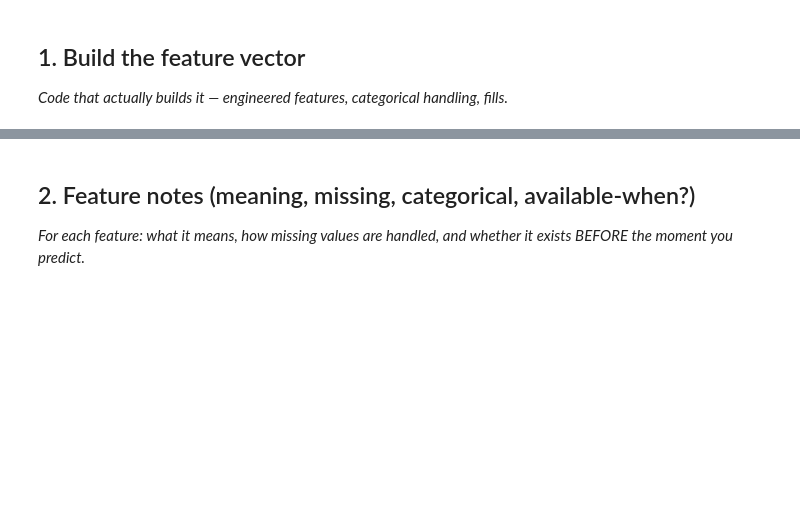
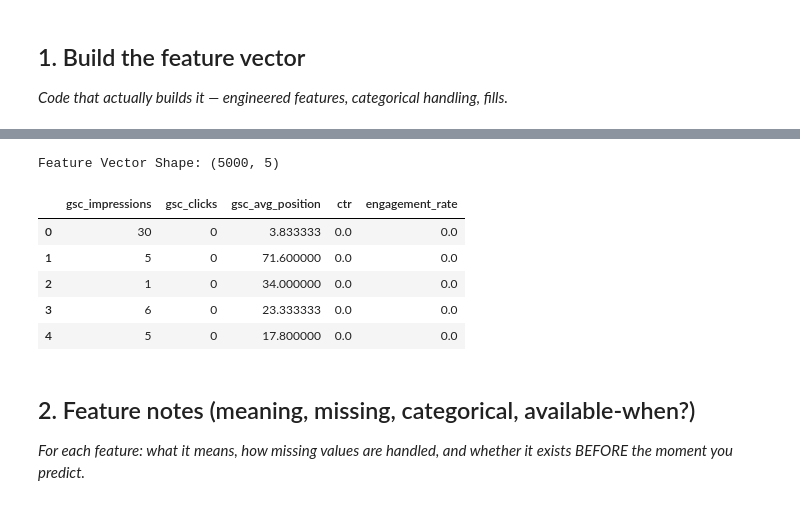
Before and after one commit to mennahamdy0/flyrank-machine-learning, a Jupyter notebook: work/notebooks/w03_feature_leakage_check.ipynb, the cells around one changed output, grey strips where cells are left out. Saved outputs shown, nothing was run; the diff lists cells and outputs as text; code cells hidden in the pictures; blank space fills up the shorter version.

```diff
--- a/work/notebooks/w03_feature_leakage_check.ipynb
+++ b/work/notebooks/w03_feature_leakage_check.ipynb
@@ -15,0 +19,14 @@ This skeleton is yours to fill. Work the sections **in order** — each one has
+# %%
+from datasets import load_dataset
+import pandas as pd
+
+dataset = load_dataset(
+    "FlyRank/internship-warehouse",
+    "fact_content_daily_performance",
+    split="train[:5000]"
+)
+
+df = dataset.to_pandas()
+
+print(df.shape)
+df.head()
@@ -16,3 +51,53 @@ This skeleton is yours to fill. Work the sections **in order** — each one has
+# %%
+# This cell is for CODE (numbers, a query, a check).
+# Write your text answer in the cell ABOVE this one — typing sentences here breaks Run All.
+import pandas as pd
+import numpy as np
+
+feature_df = df.copy()
+
+# CTR
+feature_df["ctr"] = np.where(
+    feature_df["gsc_impressions"] > 0,
+    feature_df["gsc_clicks"] / feature_df["gsc_impressions"],
+    0
+)
+
+# Engagement Rate
+feature_df["engagement_rate"] = np.where(
+    feature_df["ga4_sessions"] > 0,
+    feature_df["ga4_engaged_sessions"] / feature_df["ga4_sessions"],
+    0
+)
+
+# Organic Traffic Ratio
+feature_df["organic_ratio"] = np.where(
+    feature_df["ga4_sessions"] > 0,
+    feature_df["sessions_organic"] / feature_df["ga4_sessions"],
+    0
+)
+
+# Final Feature Vector
+X = feature_df[[
+    "gsc_impressions",
+    "gsc_clicks",
+    "gsc_avg_position",
+    "ctr",
+    "engagement_rate"
+]]
+
+X = X.fillna(0)
+
+print("Feature Vector Shape:", X.shape)
+display(X.head())
+# %% [output]
+Feature Vector Shape: (5000, 5)
+|  | gsc_impressions | gsc_clicks | gsc_avg_position | ctr | engagement_rate |
+| 0 | 30 | 0 | 3.833333 | 0.0 | 0.0 |
+| 1 | 5 | 0 | 71.600000 | 0.0 | 0.0 |
+| 2 | 1 | 0 | 34.000000 | 0.0 | 0.0 |
+| 3 | 6 | 0 | 23.333333 | 0.0 | 0.0 |
+| 4 | 5 | 0 | 17.800000 | 0.0 | 0.0 |
 # %% [markdown]
 ## 2. Feature notes (meaning, missing, categorical, available-when?)
 
```
Also changed, not shown: parts of 12 cells of this notebook.
